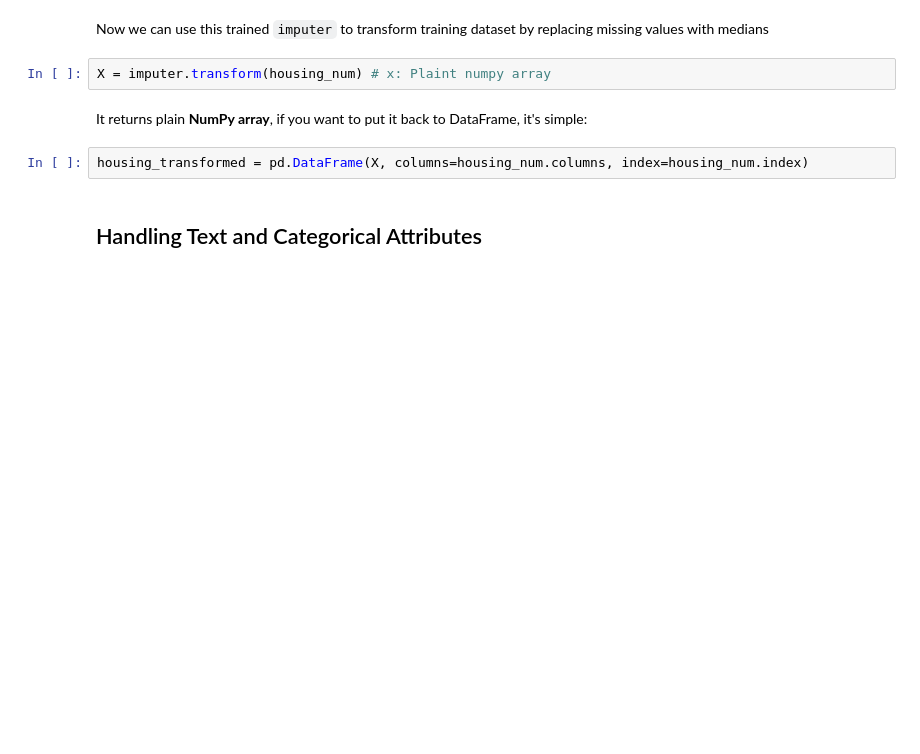
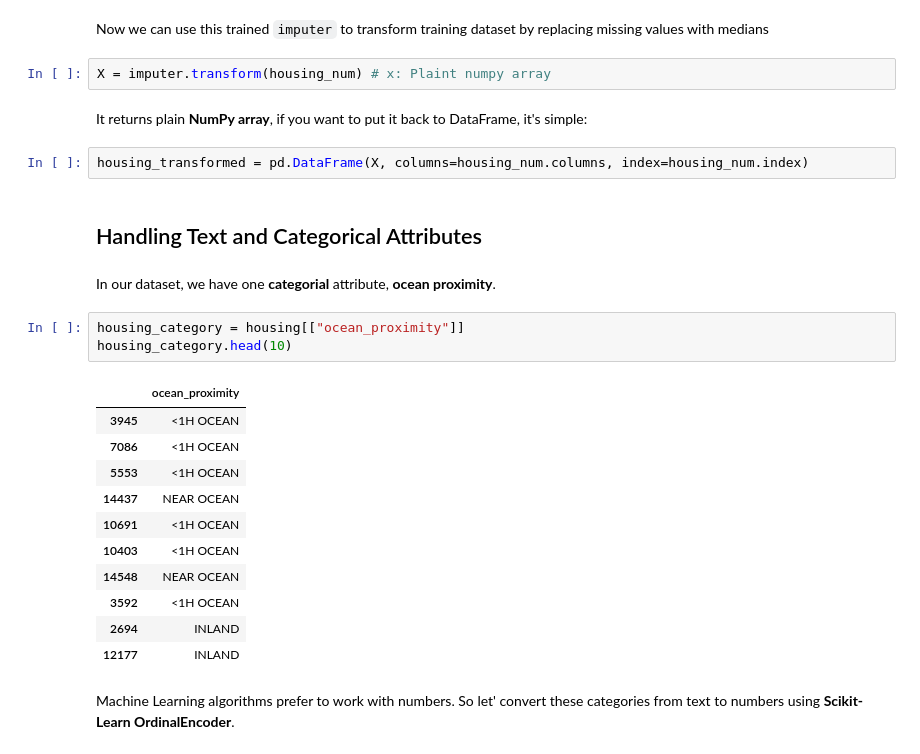
Before and after one commit to yeghor/Learning-Machine-Learning, a Jupyter notebook: Housing.ipynb, the cells around one changed output. Saved outputs shown, nothing was run; the diff lists cells and outputs as text; blank space fills up the shorter version.

Commit message:
feat: added categorial attributes paragraph

```diff
--- a/Housing.ipynb
+++ b/Housing.ipynb
@@ -362,3 +363,22 @@ It returns plain **NumPy array**, if you want to put it back to DataFrame, it's
 housing_transformed = pd.DataFrame(X, columns=housing_num.columns, index=housing_num.index)
 # %% [markdown]
 ## Handling Text and Categorical Attributes
+# %% [markdown]
+In our dataset, we have one **categorial** attribute, **ocean proximity**.
+# %%
+housing_category = housing[["ocean_proximity"]]
+housing_category.head(10)
+# %% [output]
+|  | ocean_proximity |
+| 3945 | <1H OCEAN |
+| 7086 | <1H OCEAN |
+| 5553 | <1H OCEAN |
+| 14437 | NEAR OCEAN |
+| 10691 | <1H OCEAN |
+| 10403 | <1H OCEAN |
+| 14548 | NEAR OCEAN |
+| 3592 | <1H OCEAN |
+| 2694 | INLAND |
+| 12177 | INLAND |
+# %% [markdown]
+Machine Learning algorithms prefer to work with numbers. So let' convert these categories from text to numbers using **Scikit-Learn OrdinalEncoder**.
```
Also changed, not shown: parts of 10 cells of this notebook.
